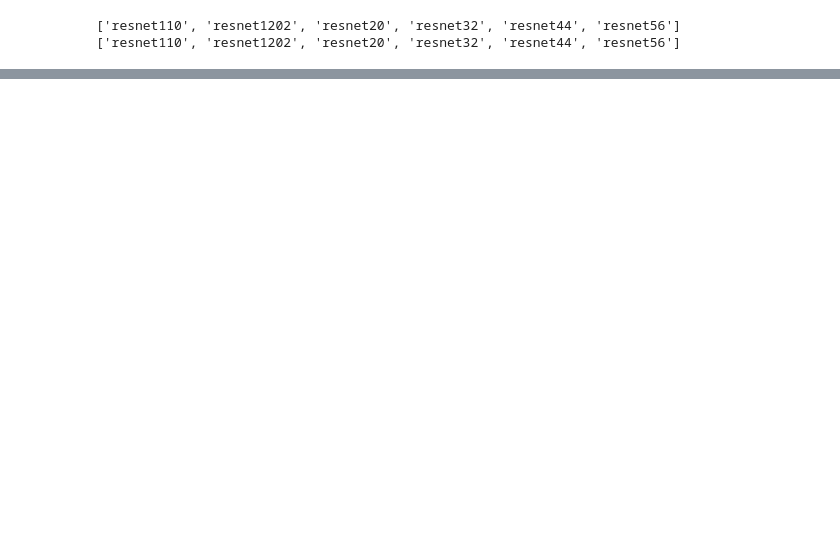
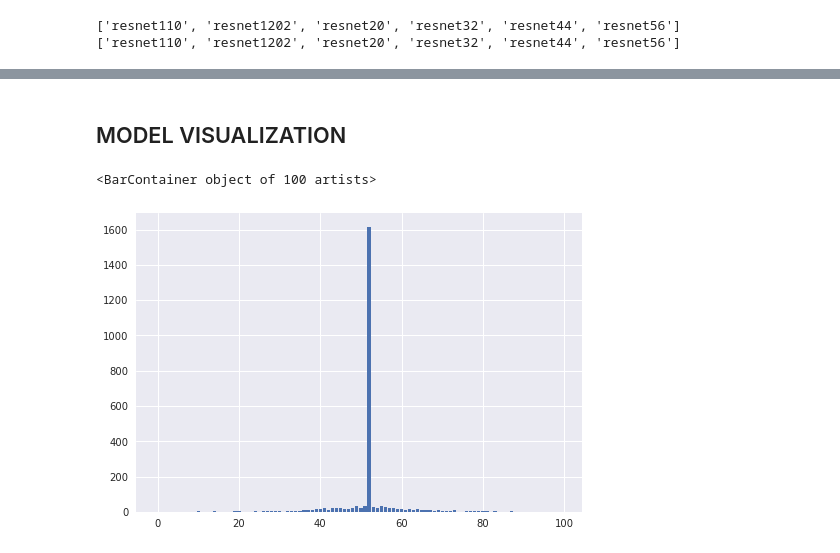
Before and after one commit to riohib/gsp-for-deeplearning, a Jupyter notebook: resnet_cifar10/test.ipynb, the cells around one changed output, grey strips where cells are left out. Saved outputs shown, nothing was run; the diff lists cells and outputs as text; code cells hidden in the pictures; blank space fills up the shorter version.

Commit message:
visualization

```diff
--- a/resnet_cifar10/test.ipynb
+++ b/resnet_cifar10/test.ipynb
@@ -72,5 +76,8 @@ args = Args
 # %%
-args.resume = './results/gspS80/model_best.pth.tar' # LOAD MODEL
+# args.resume = './results/gspS80/model_best.pth.tar' # LOAD GSP MODEL
+
+args.resume = './results/gspS0.80/fine_0.9/model_best.pth.tar'
+args.finetune = True
 # %%
 # torch.manual_seed(0)
 # Setup the experiment
@@ -80,6 +87,12 @@ args.logger.log_cmd_arguments(args)
 model = torch.nn.DataParallel(resnet.__dict__[args.arch]())
 model.cuda()
 
+model_gsp = GSP_Model(model)
+
+if args.finetune:
+    flogger.info(15*"*" + " Model will be finetuned!! " + 15*"*")
+    model_gsp.prune_and_mask_model(sps=args.finetune_sps)
+
 # optionally resume from a checkpoint
 if args.resume:
     if os.path.isfile(args.resume):
@@ -87,7 +100,7 @@ if args.resume:
         checkpoint = torch.load(args.resume)
         args.start_epoch = checkpoint['epoch']
         best_acc1 = checkpoint['best_acc1']
-        model.load_state_dict(checkpoint['state_dict'])
+        model_gsp.model.load_state_dict(checkpoint['state_dict'])
         print("=> loaded checkpoint '{}' (epoch {})"
                 .format(args.evaluate, checkpoint['epoch']))
     else:
@@ -118,8 +131,6 @@ val_loader = torch.utils.data.DataLoader(
 
 
 # ----------------------- Make a GSP Model -----------------------
-model_gsp = GSP_Model(model)
-
 print(f"The sparsity of the model is: {model_gsp.get_model_sps():.2f}")
 args.writer = SummaryWriter(log_dir=f'results/{args.exp_name}/runs/{datetime.now().strftime("%m-%d_%H:%M")}')
 
@@ -134,16 +145,4 @@ optimizer = torch.optim.SGD(model.parameters(), args.lr,
 if args.gsp_training:
     gsp_sparse_training(model_gsp, train_loader, args)
     flogger.info(15*"*" + " Model will be trained with GSP Sparsity!! " + 15*"*" )
-
-# ============== PRUNE the model and Register Mask ==============
-if args.finetuning:
-    flogger.info(15*"*" + " Model will be finetuned!! " + 15*"*")
-    sps_tools.prune_with_sps(model_gsp.model.module, sparsity = args.finetune_sps)
-    masks_d, masks_l = sps_tools.get_conv_linear_mask(model_gsp.model.module)
-    model_gsp.register_pre_hook_mask(masks_d) # This for forward pre hook mask registration
-    # model_gsp.register_hook_mask(model.module, masks_l) # Does not work with DDP
-
-
-# scheduler = torch.optim.lr_scheduler.MultiStepLR(optimizer,
-#                 milestones=[80, 120], last_epoch=args.start_epoch - 1)
 # %% [output]
@@ -183,3 +170,0 @@ Pruning with threshold : 0.05073028802871704 for layer module.linear.bias
-# %%
-sps_tools.prune_with_sps(model, 0.9)
-masks_d ,_ = sps_tools.get_conv_linear_mask(model)
@@ -189,0 +171,11 @@ for name, module in model_gsp.model.named_modules():
+# %% [markdown]
+## MODEL VISUALIZATION
+# %%
+names, weight_l, shape_l, weight_d, layers_d = utilfuncs.get_model_layers(model)
+# %%
+w = weight_d[names[1]]
+h_w = torch.histc(w, bins=100).cpu().numpy()
+plt.bar( np.arange(len(h_w)), h_w)
+# %% [output]
+<BarContainer object of 100 artists>
+[figure, added]
```
Also changed, not shown: parts of 8 cells of this notebook, 5 other files.
